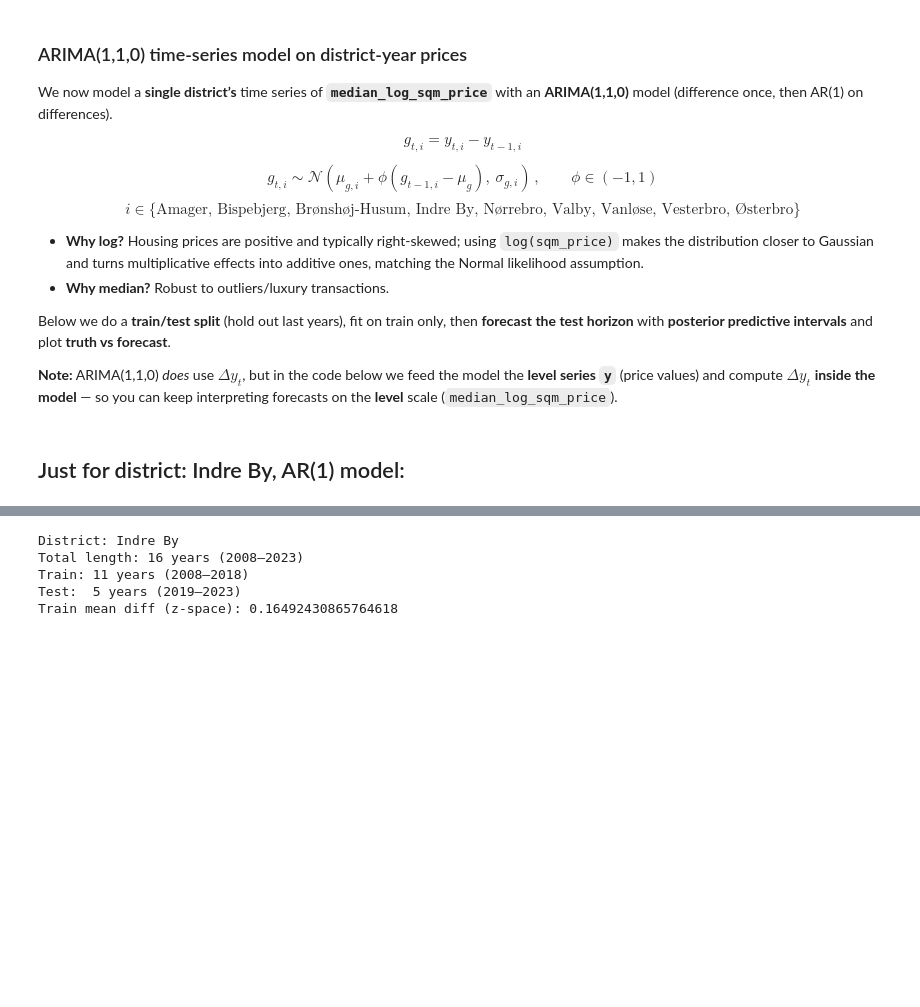
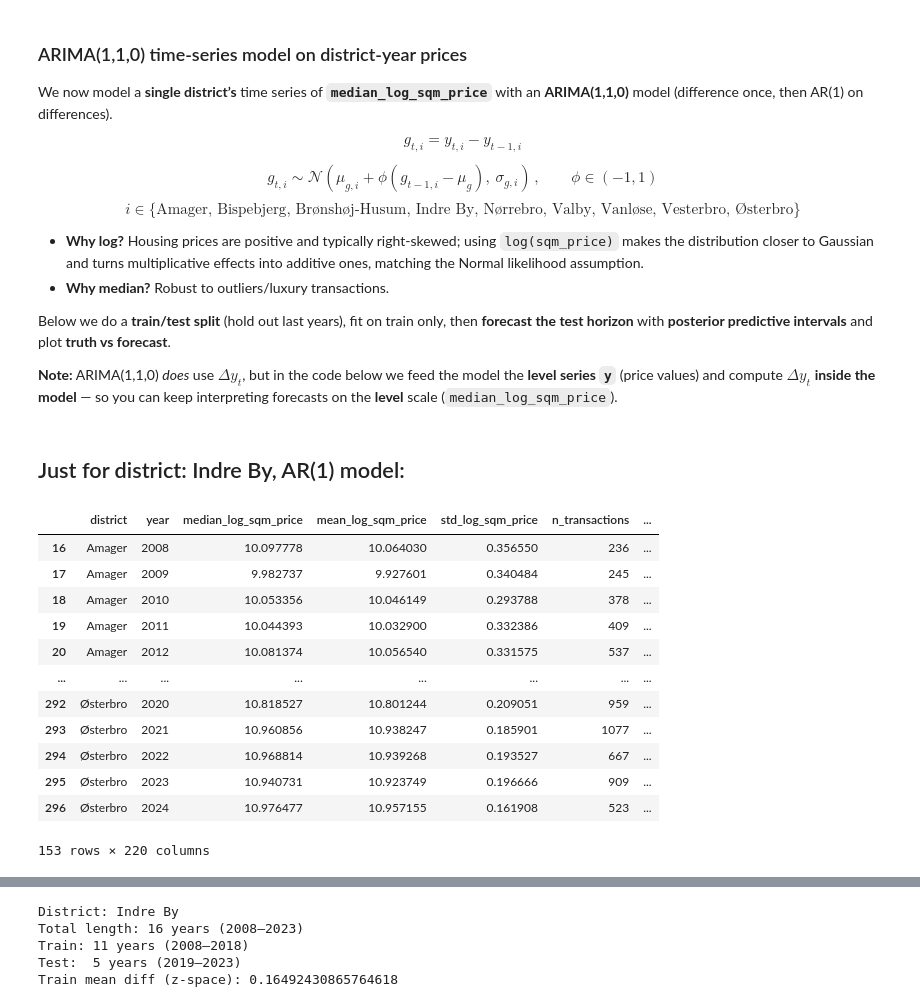
Before and after one commit to ursulailves/modelML_project, a Jupyter notebook: CPH_HousingPriceModel.ipynb, the cells around one changed output, grey strips where cells are left out. Cells and saved outputs as stored; diff of their text form; code cells hidden in the pictures; blank space fills up the shorter version.

```diff
--- a/CPH_HousingPriceModel.ipynb
+++ b/CPH_HousingPriceModel.ipynb
@@ -1045,0 +1057,23 @@ Saved: historical_panel_merged_aligned.csv
+# %%
+_tx = df.copy()
+_tx["year"] = _tx["date"].dt.year
+_tx["district"] = _tx["neighborhood"].replace(
+    {"Vesterbro": "Vesterbro/Kongens Enghave"}
+)
+_tx = _tx.dropna(subset=["neighborhood", "district", "year"], how="any")
+_tx = _tx.loc[_tx["district"].astype(str).str.strip().ne("")].copy()
+
+_hp = historical_panel.set_index(["district", "year"])
+
+model_panel_ungrouped = (
+    _tx.set_index(["district", "year"])
+    .join(_hp, how="left")
+    .reset_index()
+)
+
+model_panel_ungrouped_restricted = model_panel_ungrouped.loc[
+    model_panel_ungrouped["year"] >= 2008
+].copy()
+
+print("model_panel_ungrouped:", model_panel_ungrouped.shape)
+print("model_panel_ungrouped_restricted:", model_panel_ungrouped_restricted.shape)
@@ -1928,3 +2166,19 @@ Below we do a **train/test split** (hold out last years), fit on train only, the
 **Note:** ARIMA(1,1,0) *does* use $\Delta y_t$, but in the code below we feed the model the **level series `y`** (price values) and compute $\Delta y_t$ **inside the model** — so you can keep interpreting forecasts on the **level** scale (`median_log_sqm_price`).
 # %% [markdown]
 ## Just for district: Indre By, AR(1) model:
+# %%
+model_panel_restricted
+# %% [output]
+|  | district | year | median_log_sqm_price | mean_log_sqm_price | std_log_sqm_price | n_transactions | ... |
+| 16 | Amager | 2008 | 10.097778 | 10.064030 | 0.356550 | 236 | ... |
+| 17 | Amager | 2009 | 9.982737 | 9.927601 | 0.340484 | 245 | ... |
+| 18 | Amager | 2010 | 10.053356 | 10.046149 | 0.293788 | 378 | ... |
+| 19 | Amager | 2011 | 10.044393 | 10.032900 | 0.332386 | 409 | ... |
+| 20 | Amager | 2012 | 10.081374 | 10.056540 | 0.331575 | 537 | ... |
+| ... | ... | ... | ... | ... | ... | ... | ... |
+| 292 | Østerbro | 2020 | 10.818527 | 10.801244 | 0.209051 | 959 | ... |
+| 293 | Østerbro | 2021 | 10.960856 | 10.938247 | 0.185901 | 1077 | ... |
+| 294 | Østerbro | 2022 | 10.968814 | 10.939268 | 0.193527 | 667 | ... |
+| 295 | Østerbro | 2023 | 10.940731 | 10.923749 | 0.196666 | 909 | ... |
+| 296 | Østerbro | 2024 | 10.976477 | 10.957155 | 0.161908 | 523 | ... |
+153 rows × 220 columns
```
Also changed, not shown: parts of 38 cells of this notebook.
